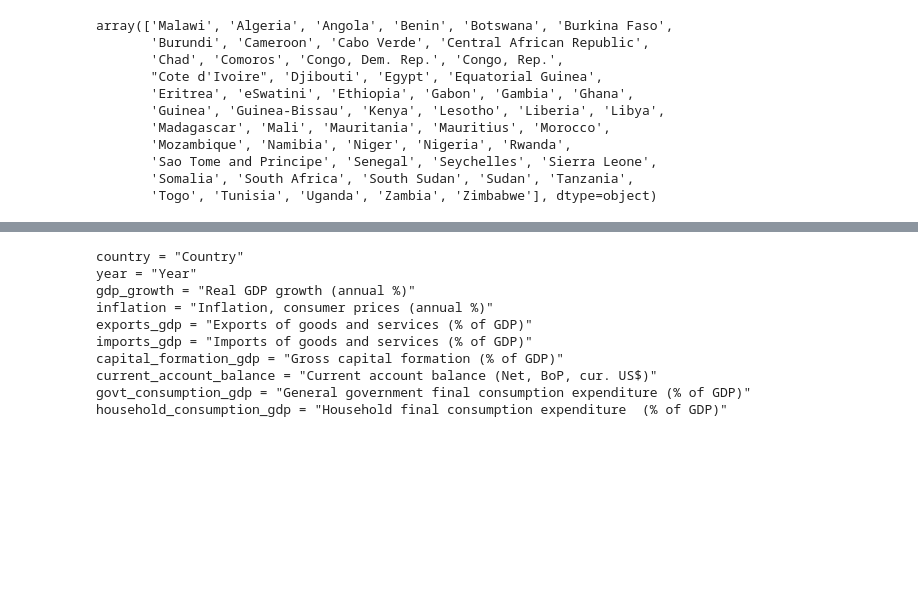
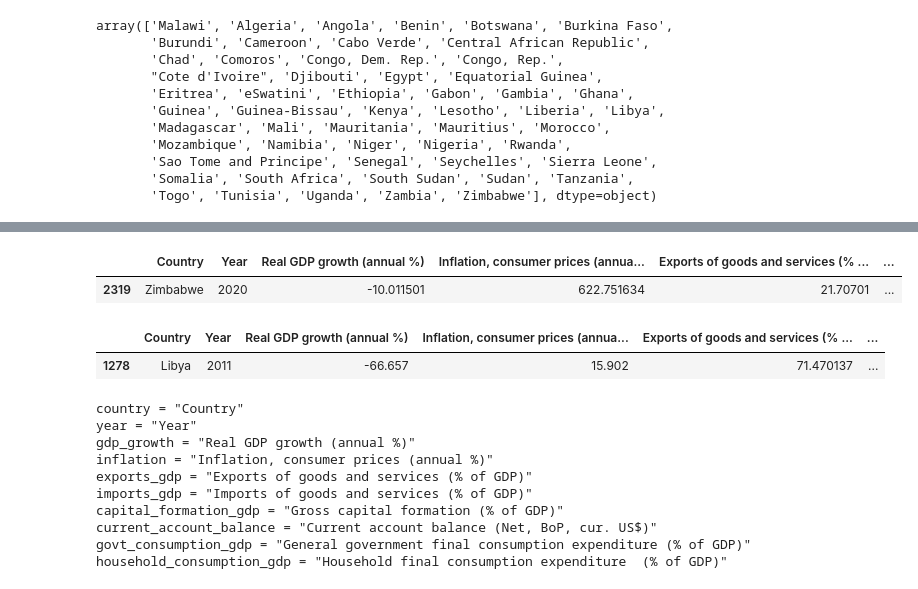
Before and after one commit to andazi/EDA-African-Economic-Performance, a Jupyter notebook: AFRICAN ECONOMY EDA.ipynb, the cells around one changed output, grey strips where cells are left out. Cells and saved outputs as stored; diff of their text form; code cells hidden in the pictures; blank space fills up the shorter version.

```diff
--- a/AFRICAN ECONOMY EDA.ipynb
+++ b/AFRICAN ECONOMY EDA.ipynb
@@ -204,3 +259,15 @@ array(['Malawi', 'Algeria', 'Angola', 'Benin', 'Botswana', 'Burkina Faso',
+# %%
+# Let's get the data of the country with the maximum Inflation rate
+dataset_cleaned[dataset_cleaned['Inflation, consumer prices (annual %)'] == dataset_cleaned['Inflation, consumer prices (annual %)'].max()]
+# %% [output]
+|  | Country | Year | Real GDP growth (annual %) | Inflation, consumer prices (annua... | Exports of goods and services (% ... | ... |
+| 2319 | Zimbabwe | 2020 | -10.011501 | 622.751634 | 21.70701 | ... |
+# %%
+# getting the data of the country with the minimum Real GDP growth
+dataset_cleaned[dataset_cleaned['Real GDP growth (annual %)'] == dataset_cleaned['Real GDP growth (annual %)'].min()]
+# %% [output]
+|  | Country | Year | Real GDP growth (annual %) | Inflation, consumer prices (annua... | Exports of goods and services (% ... | ... |
+| 1278 | Libya | 2011 | -66.657 | 15.902 | 71.470137 | ... |
 # %%
 # creating a key value pair, using the shorter name for the real country names
 
```
Also changed, not shown: parts of 9 cells of this notebook.
